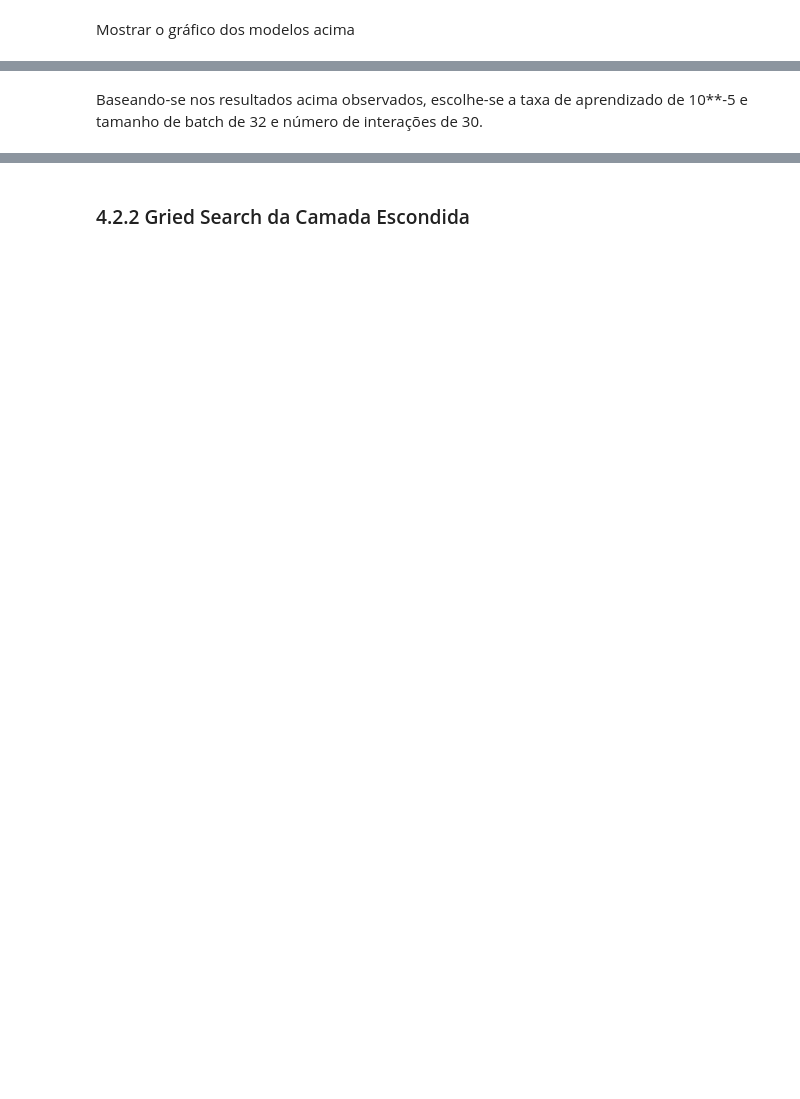
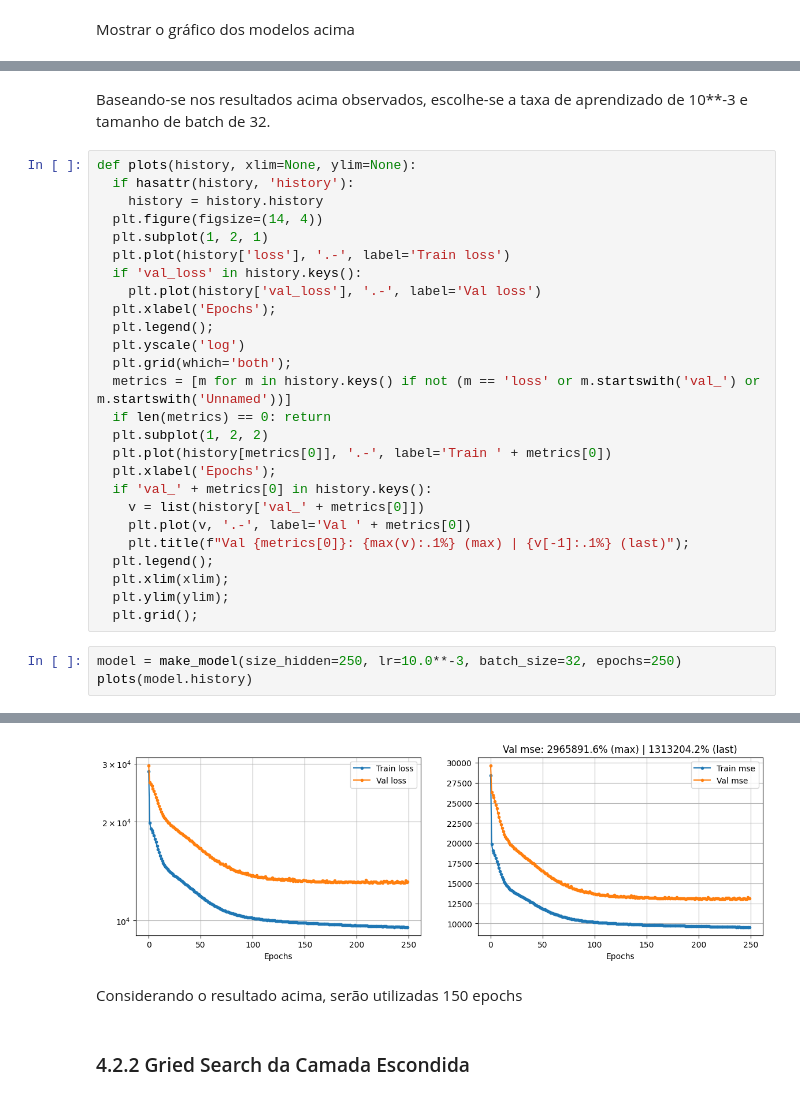
Before and after one commit to c-mmonteiro/t2-aprendizado, a Jupyter notebook: trabalho.ipynb, the cells around one changed output, grey strips where cells are left out. Drawn from its saved outputs; the diff is of its cells as text; blank space fills up the shorter version.

```diff
--- a/trabalho.ipynb
+++ b/trabalho.ipynb
@@ -399,2 +414,32 @@ plt.tight_layout
 # %% [markdown]
-Baseando-se nos resultados acima observados, escolhe-se a taxa de aprendizado de 10**-5 e tamanho de batch de 32 e número de interações de 30.
+Baseando-se nos resultados acima observados, escolhe-se a taxa de aprendizado de 10**-3 e tamanho de batch de 32.
+# %%
+def plots(history, xlim=None, ylim=None):
+  if hasattr(history, 'history'):
+    history = history.history
+  plt.figure(figsize=(14, 4))
+  plt.subplot(1, 2, 1)
+  plt.plot(history['loss'], '.-', label='Train loss')
+  if 'val_loss' in history.keys():
+    plt.plot(history['val_loss'], '.-', label='Val loss')
+  plt.xlabel('Epochs');
+  plt.legend();
+  plt.yscale('log')
+  plt.grid(which='both');
+  metrics = [m for m in history.keys() if not (m == 'loss' or m.startswith('val_') or m.startswith('Unnamed'))]
+  if len(metrics) == 0: return
+  plt.subplot(1, 2, 2)
+  plt.plot(history[metrics[0]], '.-', label='Train ' + metrics[0])
+  plt.xlabel('Epochs');
+  if 'val_' + metrics[0] in history.keys():
+    v = list(history['val_' + metrics[0]])
+    plt.plot(v, '.-', label='Val ' + metrics[0])
+    plt.title(f"Val {metrics[0]}: {max(v):.1%} (max) | {v[-1]:.1%} (last)");
+  plt.legend();
+  plt.xlim(xlim);
+  plt.ylim(ylim);
+  plt.grid();
+# %%
+model = make_model(size_hidden=250, lr=10.0**-3, batch_size=32, epochs=250)
+plots(model.history)
+# %% [output]
@@ -401,3 +463,6 @@ Baseando-se nos resultados acima observados, escolhe-se a taxa de aprendizado de
+[figure, added]
+# %% [markdown]
+Considerando o resultado acima, serão utilizadas 150 epochs
 # %% [markdown]
 ### 4.2.2 Gried Search da Camada Escondida
 # %%
```
Also changed, not shown: parts of 19 cells of this notebook, 1 other file.
